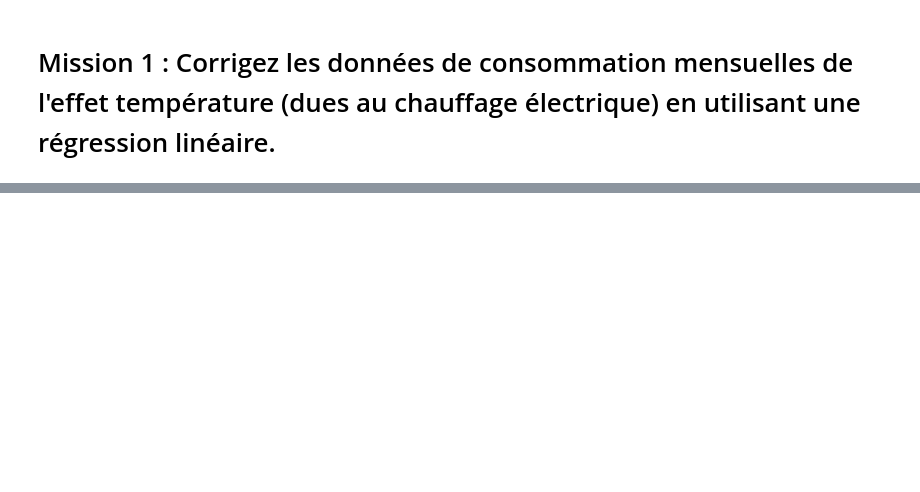
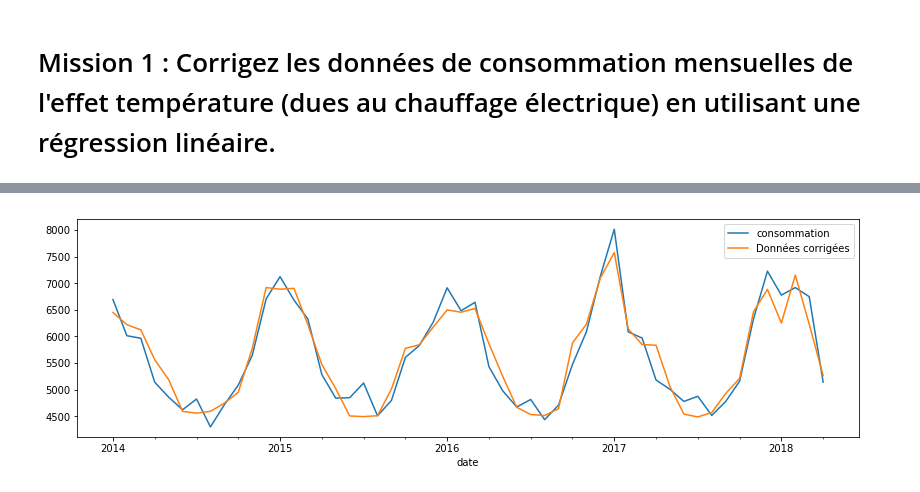
Before and after one commit to Julien-paulet/Projet_8, a Jupyter notebook: Prédisez la demande en electricite.ipynb, the cells around one changed output, grey strips where cells are left out. Cells and saved outputs as stored; diff of their text form; code cells hidden in the pictures; blank space fills up the shorter version.

```diff
--- a/Prédisez la demande en electricite.ipynb
+++ b/Prédisez la demande en electricite.ipynb
@@ -143,0 +136,6 @@ reg = LinearRegression().fit(X, y)
+# %%
+all_data = pd.merge(conso, dju, left_index=True, right_index=True)
+# %%
+import statsmodels.formula.api as smf
+
+reg_simp = smf.ols('consommation~valeur', data=all_data).fit()
@@ -143,0 +162,11 @@ reg = LinearRegression().fit(X, y)
+# %%
+import seaborn as sns
+
+all_data['pred'] = reg_simp.predict()
+
+conso.plot(y='consommation', figsize=[14,4])
+all_data['pred'].plot(label='Données corrigées')
+plt.legend()
+plt.show()
+# %% [output]
+[figure, added]
```
Also changed, not shown: parts of 5 cells of this notebook.
